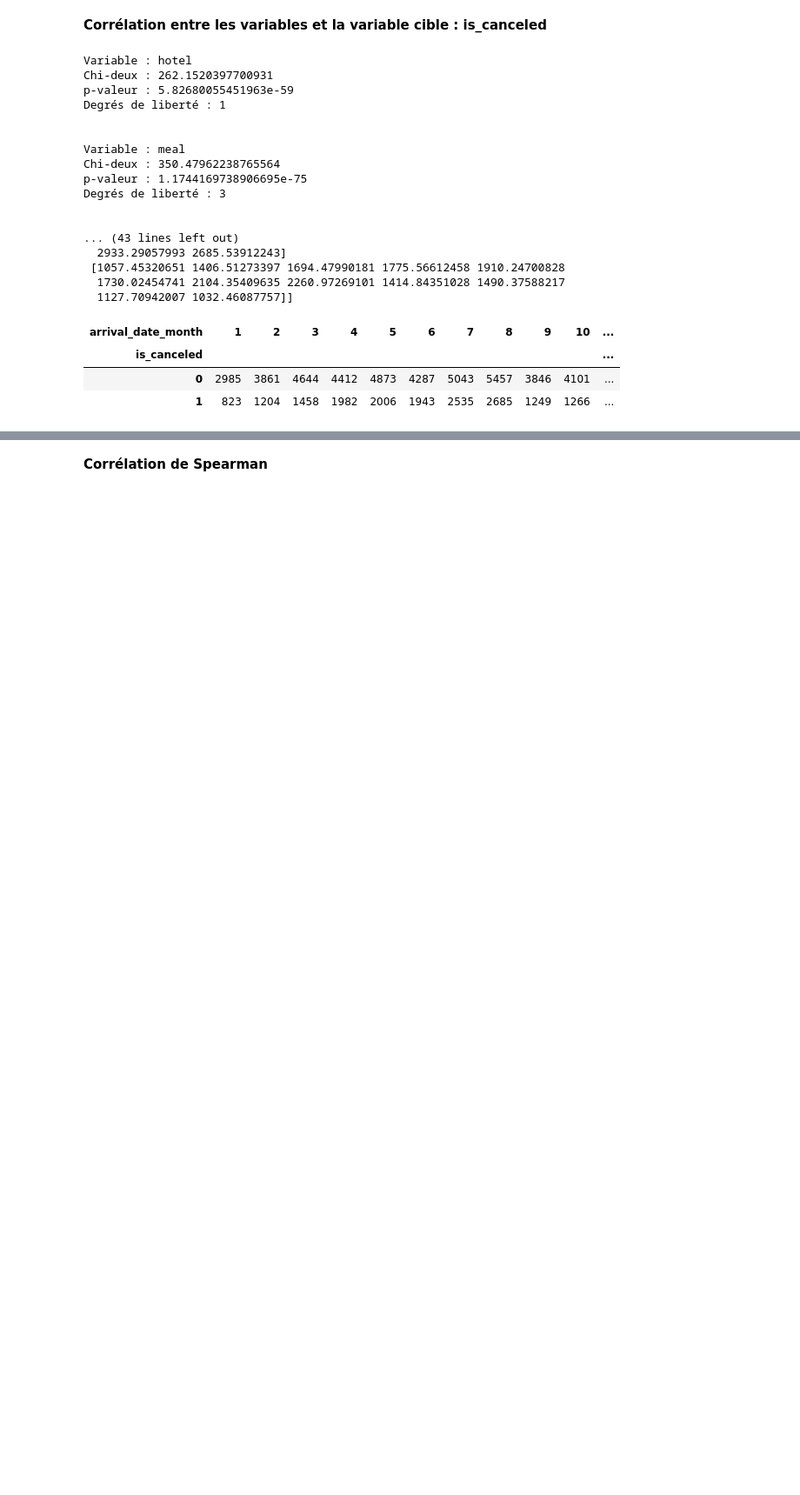
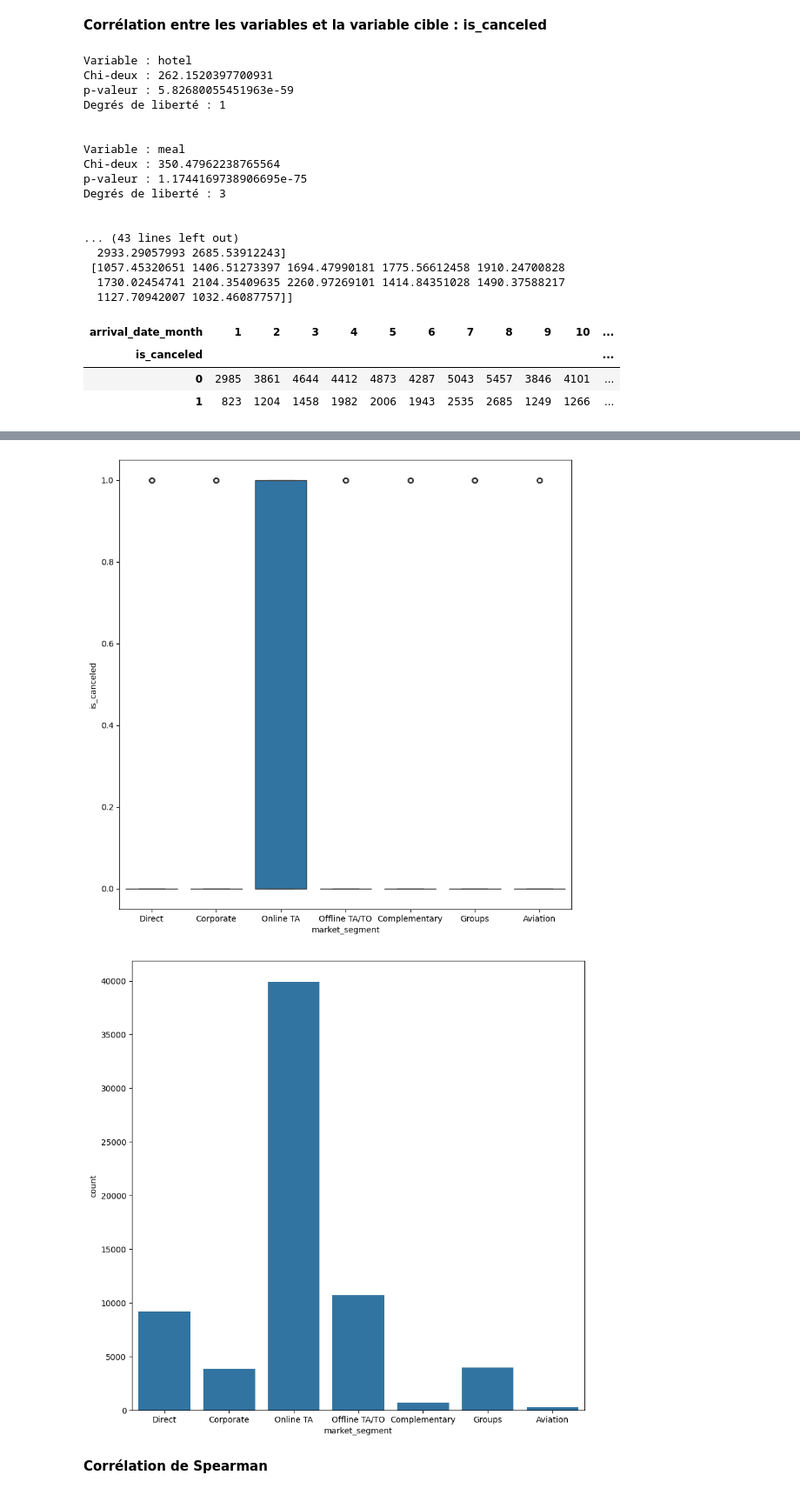
Before and after one commit to Augustin0412/projet_poster_M2, a Jupyter notebook: Python/Analyse2_AH.ipynb, the cells around one changed output, grey strips where cells are left out. Shown at 87% size. Cells and saved outputs as stored; diff of their text form; code cells hidden in the pictures; blank space fills up the shorter version.

```diff
--- a/Python/Analyse2_AH.ipynb
+++ b/Python/Analyse2_AH.ipynb
@@ -453,3 +439,19 @@ cramer_v
+# %%
+#boxplot entre la variable is_cancelled et market_segment
+import seaborn as sns
+import matplotlib.pyplot as plt
+plt.figure(figsize=(10,10))
+sns.boxplot(x='market_segment', y='is_canceled', data=df)
+plt.show()
+
+import seaborn as sns
+import matplotlib.pyplot as plt
+plt.figure(figsize=(10,10))
+sns.countplot(x='market_segment', data=df)
+plt.show()
+# %% [output]
+[figure, added]
+[figure, added]
 # %% [markdown]
 **Corrélation de Spearman**
 # %%
```
Also changed, not shown: parts of 10 cells of this notebook.
